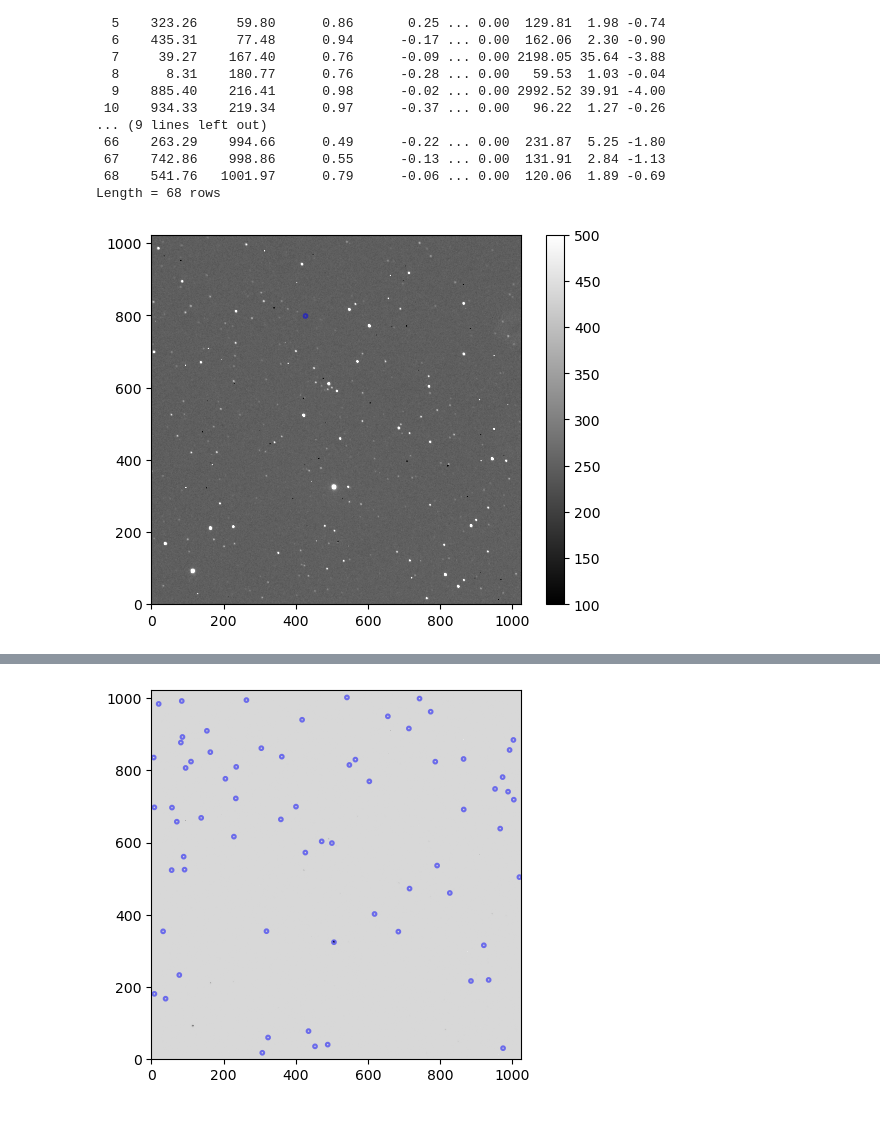
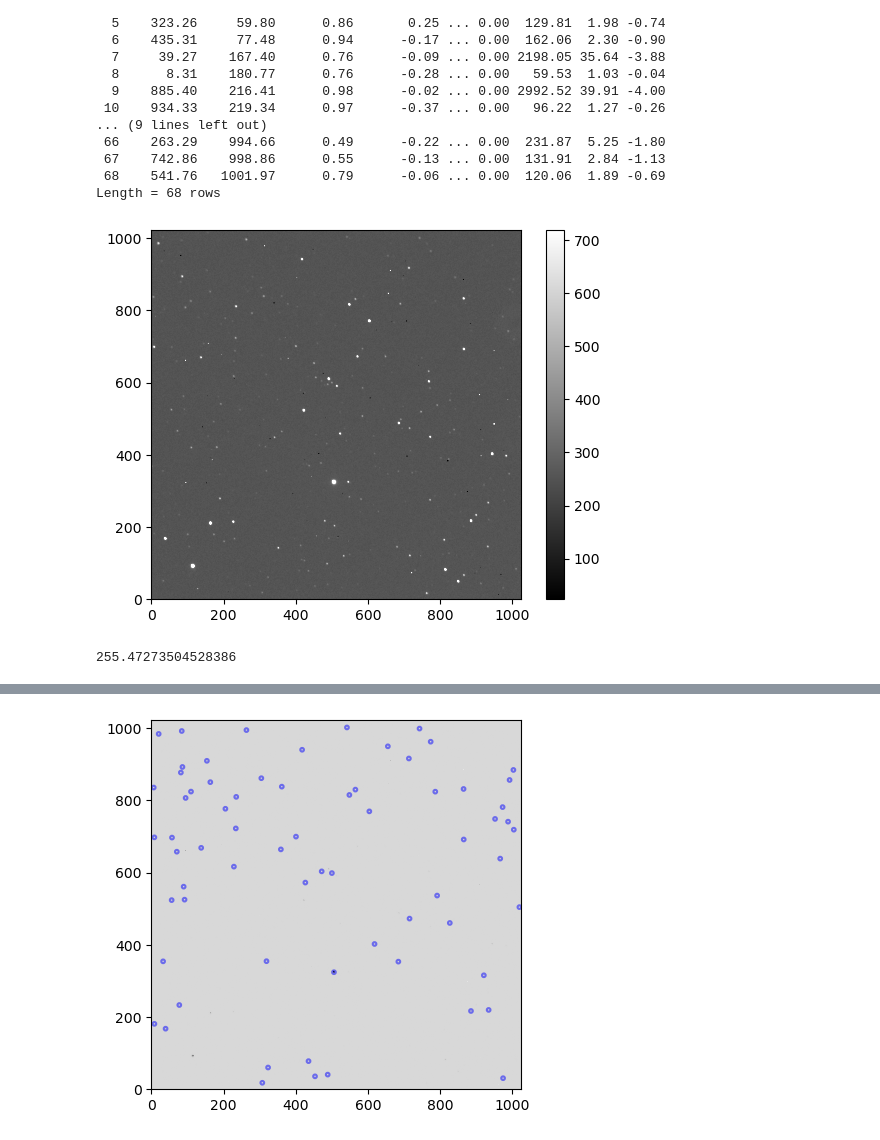
Before and after one commit to Zhengjingyi0823/AST443-Group5, a Jupyter notebook: AST443 Lab2.ipynb, the cells around one changed output, grey strips where cells are left out. Cells and saved outputs as stored; diff of their text form; code cells hidden in the pictures.

```diff
--- a/AST443 Lab2.ipynb
+++ b/AST443 Lab2.ipynb
@@ -77,3 +77,6 @@ master_flat_field=median_flat_field/np.max(median_flat_field)
+# %%
+# Normalizing the flat field
+master_flat_field=(median_flat_field-master_dark_data3)/np.max(median_flat_field)
 # %%
 master_flat = fits.getdata(f'{ownerpath}/Lab 1 CCD/Group 5 data lab1/Photometry/Flats/Normalized_Master_Flat-Field.FIT')
 
@@ -131,8 +134,8 @@ plt.yscale('log')
 # mean, median, std = sigma_clipped_stats(data, sigma=3.0)
 # print(np.array((mean, median, std)))
 # %%
-mean, median, std = sigma_clipped_stats(calibrated_science_withflat[0], sigma=3.0)
-print(np.array((mean, median, std)))
+# mean, median, std = sigma_clipped_stats(calibrated_science_withflat[0], sigma=3.0)
+# print(np.array((mean, median, std)))
 # %% [output]
 [248.38998673 248.27127572  15.04731646]
 # %%
@@ -166,12 +169,32 @@ dir(DAOStarFinder)
+# %%
+def show_image(data, cmap='gray'):
+    """
+    Displays an image using the mean and standard deviation for contrast scaling.
+
+    Parameters:
+    - data: 2D numpy array, the image data to be displayed.
+    - cmap: str, the colormap to be used for displaying the image (default is 'gray').
+
+    Returns:
+    - None
+    """
+    # Calculate the min and max values for display scaling
+    mi = np.mean(data) - np.std(data)
+    ma = np.mean(data) + 2*np.std(data)
+
+    # Display the image with the specified scaling
+    plt.imshow(data, cmap=cmap, origin='lower', vmin=mi, vmax=ma)
+    plt.colorbar()
+    plt.show()
 # %%
-norm = simple_norm(calibrated_science_withflat[0], 'sqrt')
+# norm = simple_norm(calibrated_science_withflat[0], 'sqrt')
 
-positions = np.transpose((426.9475, 798.2625))
-apertures = CircularAperture(positions, r=5.0)
+# positions = np.transpose((426.9475, 798.2625))
+# apertures = CircularAperture(positions, r=5.0)
+#apertures.plot(color='blue', lw=1.5, alpha=0.5)
 
-plt.imshow(calibrated_science_withflat[0], cmap='gray', origin='lower', vmin=100, vmax=500)
-apertures.plot(color='blue', lw=1.5, alpha=0.5)
-plt.colorbar()
-plt.show()
+show_image(calibrated_science_withflat[0])
+print(np.mean(calibrated_science_withflat[0]))
 # %% [output]
-[figure, old version]
+[figure, new version]
+255.47273504528386
```
Also changed, not shown: parts of 40 cells of this notebook.
